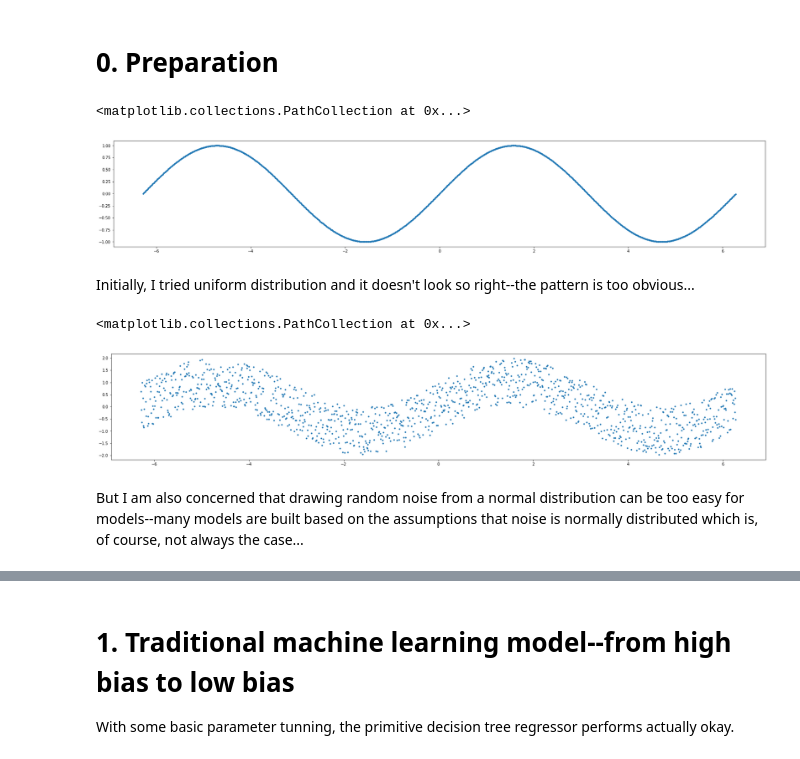
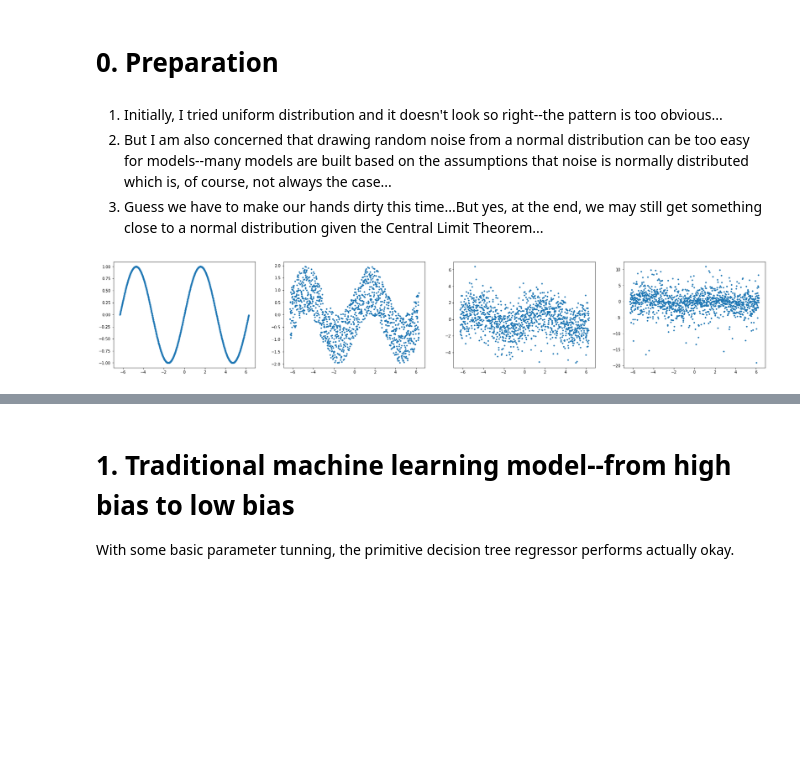
Before and after one commit to alex-lt-kong/data-science, a Jupyter notebook: bias-variance-trade-off.ipynb, the cells around one changed output, grey strips where cells are left out. Drawn from its saved outputs; the diff is of its cells as text; code cells hidden in the pictures; blank space fills up the shorter version.

```diff
--- a/bias-variance-trade-off.ipynb
+++ b/bias-variance-trade-off.ipynb
@@ -7,20 +8,31 @@ from sklearn.model_selection import train_test_split
 
 plt.rcParams["figure.figsize"] = (30, 5)
 radius = 30
+# %% [markdown]
+1. Initially, I tried uniform distribution and it doesn't look so right--the pattern is too obvious...
+2. But I am also concerned that drawing random noise from a normal distribution can be too easy for models--many models are built based on the assumptions that noise is normally distributed which is, of course, not always the case...
+3. Guess we have to make our hands dirty this time...But yes, at the end, we may still get something close to a normal distribution given the Central Limit Theorem...
 # %%
 x = np.arange(-2 * np.pi, 2 * np.pi, 0.01)
 y_true = np.sin(x)
-plt.scatter(x, y_true, marker='.')
+
+fig, axes = plt.subplots(1, 4)
+axes[0].scatter(x, y_true, marker='.')
+
+y = np.sin(x) + np.random.uniform(low=-1, high=1, size=len(x))
+axes[1].scatter(x, y, marker='.')
+
+y = np.sin(x) + np.random.normal(loc=0, scale=1.5, size=len(x))
+axes[2].scatter(x, y, marker='.')
+
+y = np.sin(x)
+for i in range(len(y)):
+    rand = abs(np.random.poisson(lam=3))
+    y[i] += np.random.uniform(low=-rand, high=rand)
+    if random.randint(0, 128) % 2 == 0:
+        y[i] += np.random.normal(loc=np.random.uniform(low=-1, high=1), scale=np.random.poisson(lam=3))
+axes[3].scatter(x, y, marker='.')
+
+plt.show()
 # %% [output]
-<matplotlib.collections.PathCollection at 0x...>
-[figure, old version]
+[figure, new version]
-# %% [markdown]
-Initially, I tried uniform distribution and it doesn't look so right--the pattern is too obvious...
-# %%
-y = np.sin(x) + np.random.uniform(low=-1, high=1, size=len(x))
-plt.scatter(x, y, marker='.')
-# %% [output]
-<matplotlib.collections.PathCollection at 0x...>
-[figure, removed]
-# %% [markdown]
-But I am also concerned that drawing random noise from a normal distribution can be too easy for models--many models are built based on the assumptions that noise is normally distributed which is, of course, not always the case...
```
Also changed, not shown: parts of 12 cells of this notebook.
